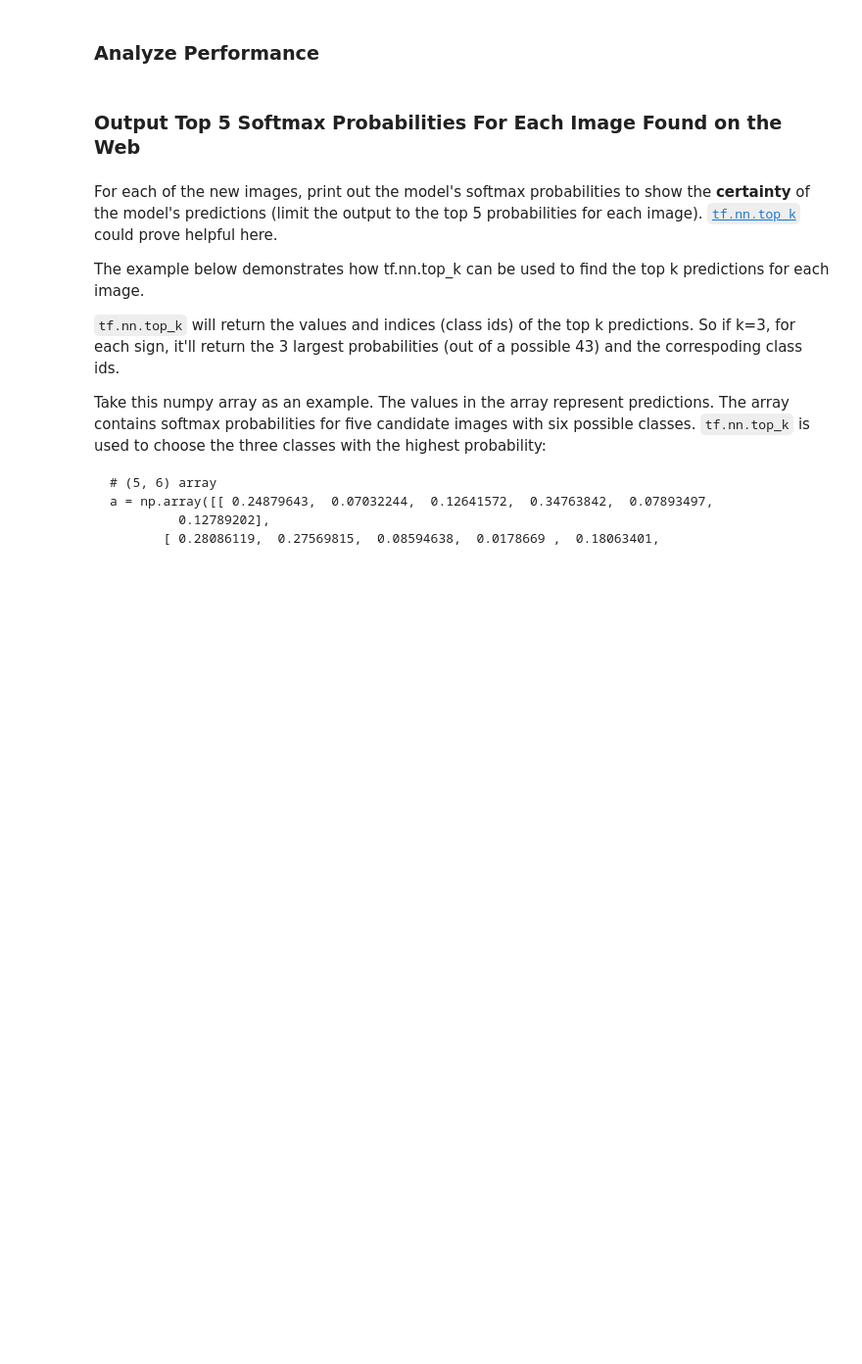
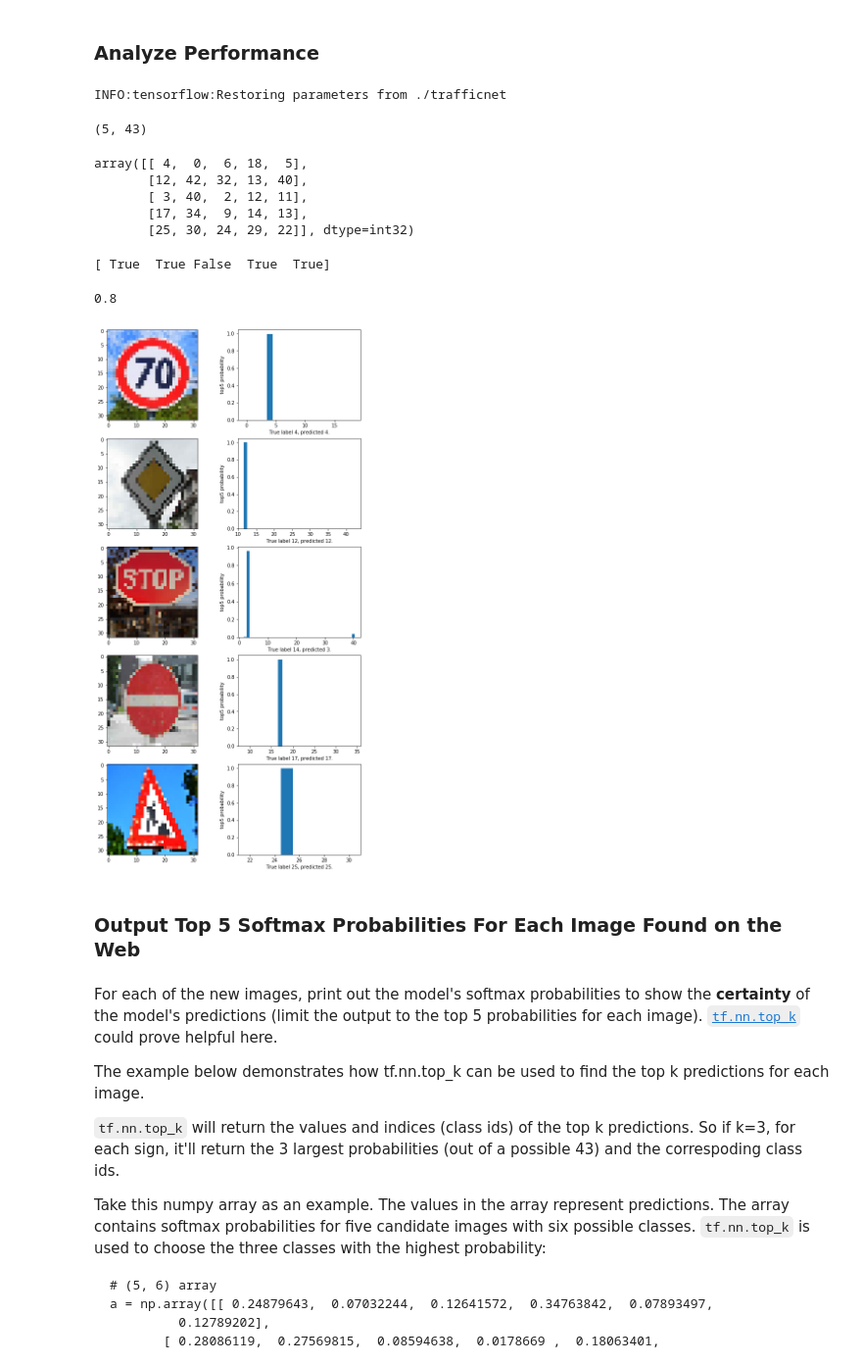
Before and after one commit to qifengzhou/Udacity_SDCND_P2_TrafficSignClassification, a Jupyter notebook: Traffic_Sign_Classifier.ipynb, the cells around one changed output. Shown: that part at 98% size. Saved outputs shown, nothing was run; the diff lists cells and outputs as text; code cells hidden in the pictures; blank space fills up the shorter version.

```diff
--- a/Traffic_Sign_Classifier.ipynb
+++ b/Traffic_Sign_Classifier.ipynb
@@ -490,8 +614,55 @@ You may find `signnames.csv` useful as it contains mappings from the class id (i
+# %%
+test_data_label = [4, 12, 14, 17, 25]
 # %% [markdown]
 ### Analyze Performance
 # %%
 ### Calculate the accuracy for these 5 new images.
 ### For example, if the model predicted 1 out of 5 signs correctly, it's 20% accurate on these new images.
+# %%
+import tensorflow as tf
+prob = tf.nn.softmax(logits)
+
+with tf.Session() as sess:
+    saver.restore(sess, tf.train.latest_checkpoint('./'))
+    predicted_class = sess.run(prob, feed_dict={x: test_data_p, keep_prob: 1.0})
+# %% [output]
+INFO:tensorflow:Restoring parameters from ./trafficnet
+# %%
+predicted_class.shape
+# %% [output]
+(5, 43)
+# %%
+with tf.Session() as sess:
+    values, indices = sess.run(tf.nn.top_k(predicted_class, k=5))
+# %%
+indices
+# %% [output]
+array([[ 4,  0,  6, 18,  5],
+       [12, 42, 32, 13, 40],
+       [ 3, 40,  2, 12, 11],
+       [17, 34,  9, 14, 13],
+       [25, 30, 24, 29, 22]], dtype=int32)
+# %%
+# The accuracy of classification of the 5 test images
+with tf.Session() as sess:
+    accuracy = sess.run(tf.equal(test_data_label, indices[:,0]))
+print (accuracy)
+accuracy = sum(accuracy)/len(accuracy)
+accuracy
+# %% [output]
+[ True  True False  True  True]
+0.8
+# %%
+# Plot images along side their predictions
+fig, axes = plt.subplots(5,2, figsize=(10, 20))
+for i in range(len(predicted_class)):
+
+    axes[i,0].imshow(test_data[i])
+    axes[i,1].bar(indices[i], height = values[i], width = 1.0)
+    axes[i,1].set_ylabel('top5 probability')
+    axes[i,1].set_xlabel('True label {tlabel}, predicted {plabel}.' .format(tlabel=test_data_label[i], plabel=indices[i,0]))
+# %% [output]
+[figure, added]
 # %% [markdown]
 ### Output Top 5 Softmax Probabilities For Each Image Found on the Web
 # %% [markdown]
```
Also changed, not shown: parts of 17 cells of this notebook.
